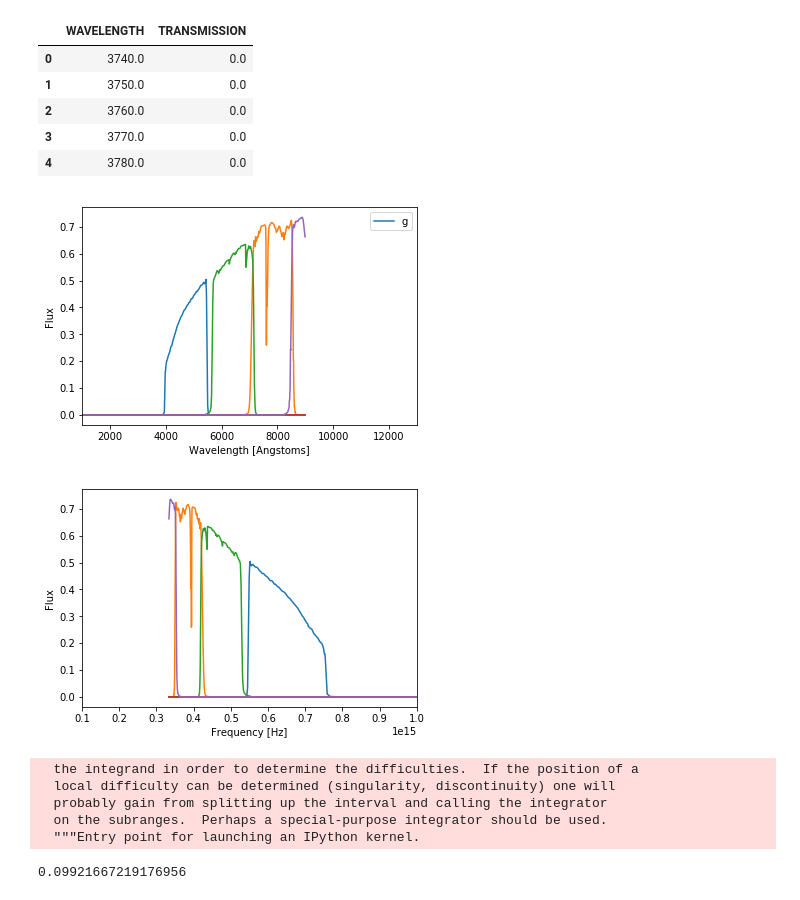
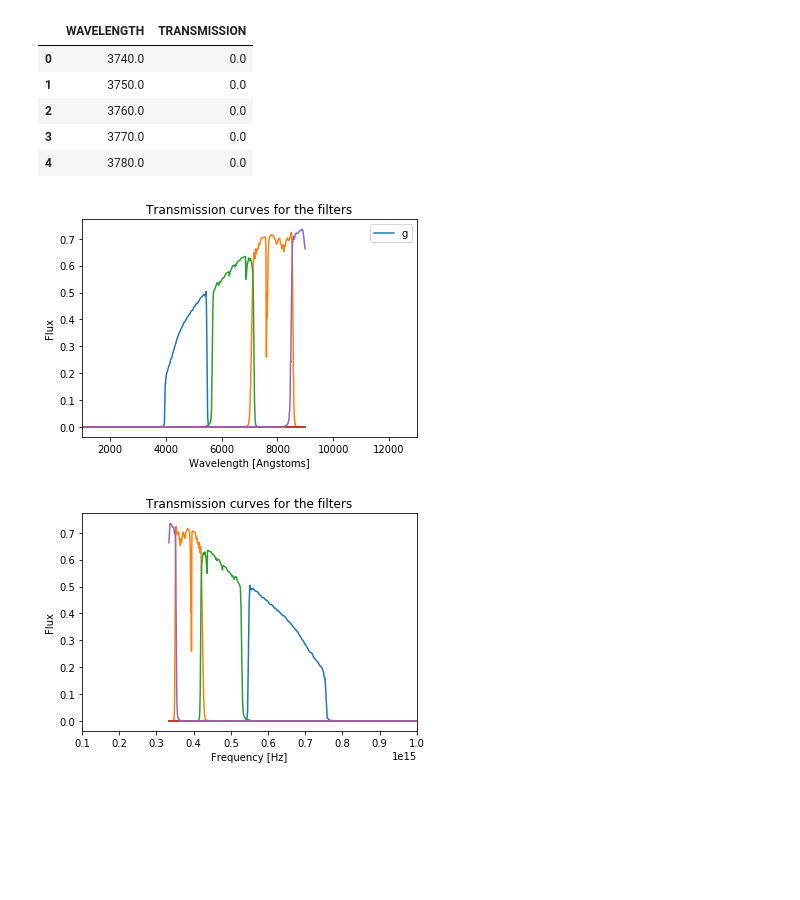
Before and after one commit to rmorgan10/kcorrection, a Jupyter notebook: KCorrection.ipynb, the cells around one changed output. Saved outputs shown, nothing was run; the diff lists cells and outputs as text; code cells hidden in the pictures; blank space fills up the shorter version.

```diff
--- a/KCorrection.ipynb
+++ b/KCorrection.ipynb
@@ -43,3 +43,13 @@ plt.ylabel("Flux")
 plt.show()
 # %% [output]
 [figure]
+# %%
+z = 1.3
+df['OBSERVED_FREQUENCY'] = df['FREQUENCY'].values/(1+z)
+df.head()
+plt.figure()
+plt.plot(df['OBSERVED_FREQUENCY'], df['FLAMBDA'])
+plt.title('Spectrum')
+plt.xlabel("Observed frequency [Hz]")
+plt.ylabel("Flux")
+plt.show()
@@ -83,18 +95,20 @@ def read_passband(band):
 
     # Convert to frequency using speed of light in angstroms
     passband['FREQUENCY'] = 2.99792458e18 / passband['WAVELENGTH'].values
+    passband['OBSERVED_FREQUENCY'] = passband['FREQUENCY'].values/(1+z)
 
     # Interpolate and return
     transmission_frequency = interp1d(passband['FREQUENCY'].values, passband['TRANSMISSION'].values, fill_value=0.0)
     transmission_wavelength = interp1d(passband['WAVELENGTH'].values, passband['TRANSMISSION'].values, fill_value=0.0)
+    transmission_frequency_obs = interp1d(passband['OBSERVED_FREQUENCY'].values, passband['TRANSMISSION'].values, fill_value=0.0)
 
-    return transmission_frequency, transmission_wavelength
+    return transmission_frequency, transmission_wavelength, transmission_frequency_obs
 # %%
-g_transmission_frequency, g_transmission_wavelength = read_passband('g')
-i_transmission_frequency, i_transmission_wavelength = read_passband('i')
-r_transmission_frequency, r_transmission_wavelength = read_passband('r')
-y_transmission_frequency, y_transmission_wavelength = read_passband('Y')
-z_transmission_frequency, z_transmission_wavelength = read_passband('z')
+g_transmission_frequency, g_transmission_wavelength, g_transmission_frequency_obs = read_passband('g')
+i_transmission_frequency, i_transmission_wavelength, i_transmission_frequency_obs = read_passband('i')
+r_transmission_frequency, r_transmission_wavelength, r_transmission_frequency_obs = read_passband('r')
+y_transmission_frequency, y_transmission_wavelength, y_transmission_frequency_obs = read_passband('Y')
+z_transmission_frequency, z_transmission_wavelength, z_transmission_frequency_obs = read_passband('z')
 # %%
 g_transmission_w = g_transmission_wavelength(df['LAMBDA'].values)
 i_transmission_w = i_transmission_wavelength(df['LAMBDA'].values)
@@ -110,20 +130,22 @@ z_transmission_f = z_transmission_frequency(df['FREQUENCY'].values)
 # %%
 plt.figure()
+plt.title('Transmission curves for the filters')
 plt.xlim(1000,13000)
 plt.plot(df['LAMBDA'].values, g_transmission_w)
 plt.plot(df['LAMBDA'].values, i_transmission_w)
 plt.plot(df['LAMBDA'].values, r_transmission_w)
 plt.plot(df['LAMBDA'].values, y_transmission_w)
 plt.plot(df['LAMBDA'].values, z_transmission_w)
 plt.legend('g')
 plt.xlabel("Wavelength [Angstoms]")
 plt.ylabel("Flux")
 plt.show()
 # %% [output]
-[figure, old version]
+[figure, new version]
 # %%
 plt.figure()
 plt.xlim(1e14,1e15)
+plt.title('Transmission curves for the filters')
 plt.plot(df['FREQUENCY'].values, g_transmission_f)
 plt.plot(df['FREQUENCY'].values, i_transmission_f)
 plt.plot(df['FREQUENCY'].values, r_transmission_f)
@@ -133,4 +155,4 @@ plt.xlabel("Frequency [Hz]")
 plt.ylabel("Flux")
 plt.show()
 # %% [output]
-[figure, old version]
+[figure, new version]
@@ -143,12 +159,6 @@ g_band_integrand_interpolated = interp1d(df['LAMBDA'].values, g_band_integrand)
 # %%
-result = quad(g_band_integrand_interpolated, df['LAMBDA'].values[0], df['LAMBDA'].values[-1])
+from scipy.integrate import quad
+#g_band_integrand = df['FLAMBDA'].values * g_transmission_w
+#g_band_integrand_interpolated = interp1d(df['LAMBDA'].values, g_band_integrand)
+#result = quad(g_band_integrand_interpolated, df['LAMBDA'].values[0], df['LAMBDA'].values[-1])
+#print(result[0])
-# %% [output]
-  the integrand in order to determine the difficulties.  If the position of a
-  local difficulty can be determined (singularity, discontinuity) one will
-  probably gain from splitting up the interval and calling the integrator
-  on the subranges.  Perhaps a special-purpose integrator should be used.
-  """Entry point for launching an IPython kernel.
-# %%
-print(result[0])
-# %% [output]
-0.09921667219176956
```
Also changed, not shown: parts of 7 cells of this notebook.
